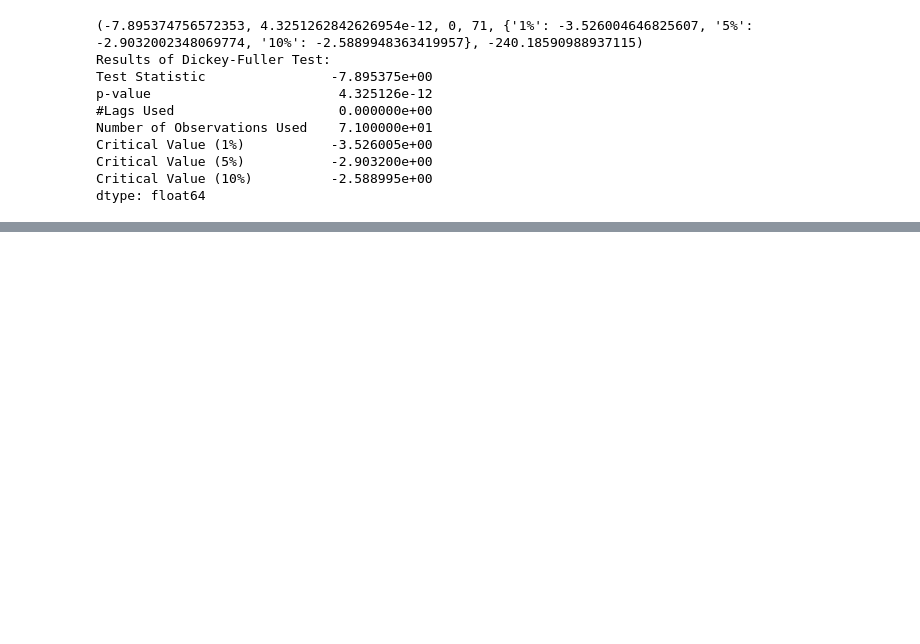
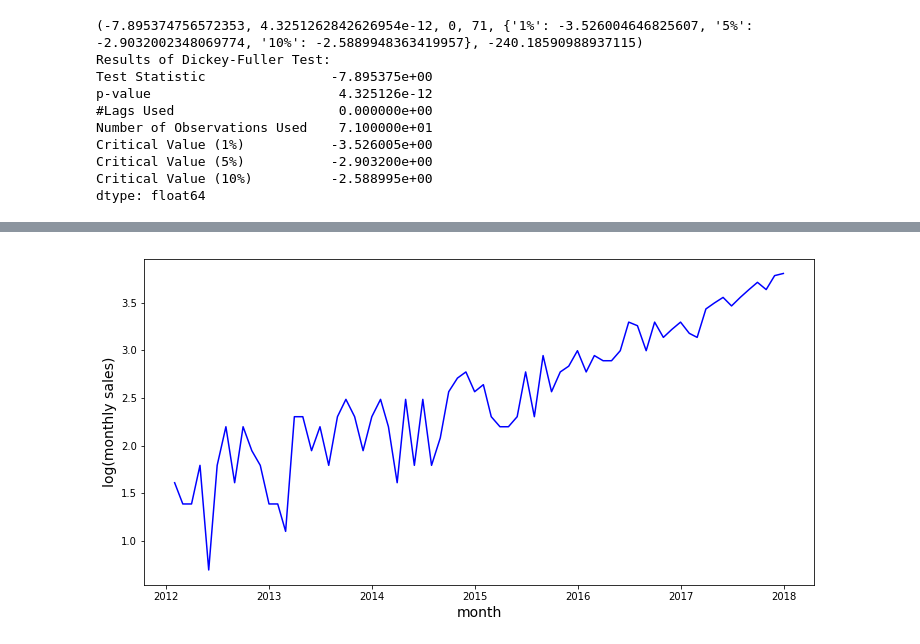
Before and after one commit to bartomolina/dscurriculum, a Jupyter notebook: m4/31.time series.ipynb, the cells around one changed output, grey strips where cells are left out. Saved outputs shown, nothing was run; the diff lists cells and outputs as text; code cells hidden in the pictures; blank space fills up the shorter version.

```diff
--- a/m4/31.time series.ipynb
+++ b/m4/31.time series.ipynb
@@ -136,0 +166,9 @@ dtype: float64
+# %%
+data = pd.Series(np.log(final_series), index=index)
+fig = plt.figure(figsize=(12,6))
+plt.plot(data, color="blue")
+plt.xlabel("month", fontsize=14)
+plt.ylabel("log(monthly sales)", fontsize=14)
+plt.show()
+# %% [output]
+[figure, added]
```
Also changed, not shown: parts of 13 cells of this notebook.
